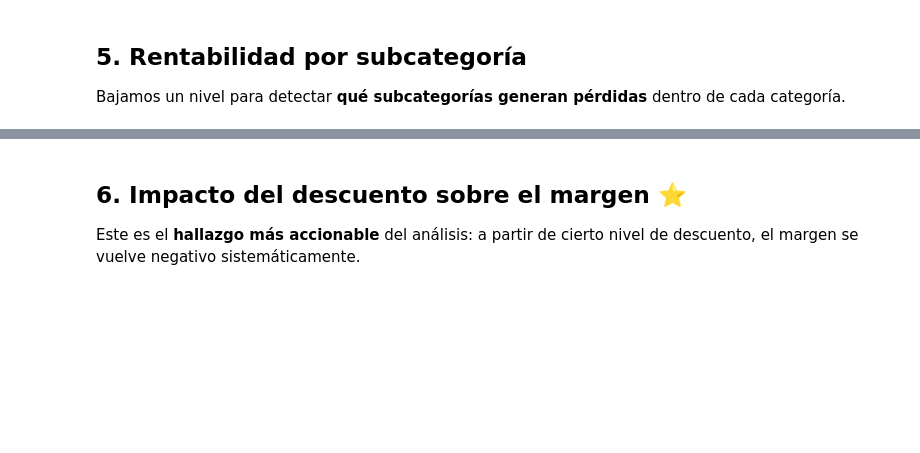
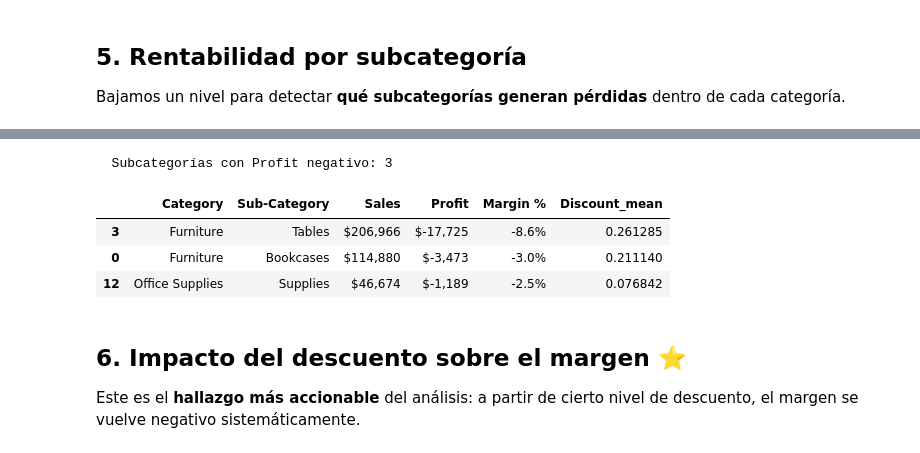
Before and after one commit to llllluis/portafolio-data-science, a Jupyter notebook: superstore-sales-dashboard/scripts/02_eda_business_insights.ipynb, the cells around one changed output, grey strips where cells are left out. Saved outputs shown, nothing was run; the diff lists cells and outputs as text; code cells hidden in the pictures; blank space fills up the shorter version.

```diff
--- a/superstore-sales-dashboard/scripts/02_eda_business_insights.ipynb
+++ b/superstore-sales-dashboard/scripts/02_eda_business_insights.ipynb
@@ -155,10 +189,16 @@ fig.show()
 # %%
 # Subcategorías con pérdidas
 loss_cats = subcat[subcat["Profit"] < 0].sort_values("Profit")
-print(f"⚠️  Subcategorías con Profit negativo: {len(loss_cats)}")
-display(loss_cats[["Category","Sub-Category","Sales","Profit","Margin %"]]
+print(f"  Subcategorías con Profit negativo: {len(loss_cats)}")
+display(loss_cats[["Category","Sub-Category","Sales","Profit","Margin %","Discount_mean"]]
     .style.format({"Sales":"${:,.0f}","Profit":"${:,.0f}","Margin %":"{:.1f}%"})
     .applymap(lambda v: "color: #E24B4A; font-weight: bold" if isinstance(v, (int,float)) and v < 0 else ""))
+# %% [output]
+  Subcategorías con Profit negativo: 3
+|  | Category | Sub-Category | Sales | Profit | Margin % | Discount_mean |
+| 3 | Furniture | Tables | $206,966 | $-17,725 | -8.6% | 0.261285 |
+| 0 | Furniture | Bookcases | $114,880 | $-3,473 | -3.0% | 0.211140 |
+| 12 | Office Supplies | Supplies | $46,674 | $-1,189 | -2.5% | 0.076842 |
 # %% [markdown]
 ## 6. Impacto del descuento sobre el margen ⭐
 
```
Also changed, not shown: parts of 15 cells of this notebook, 1 other file.
